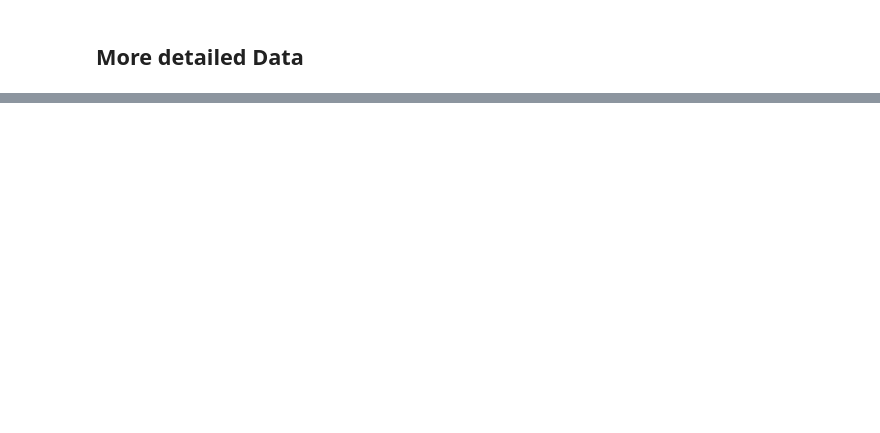
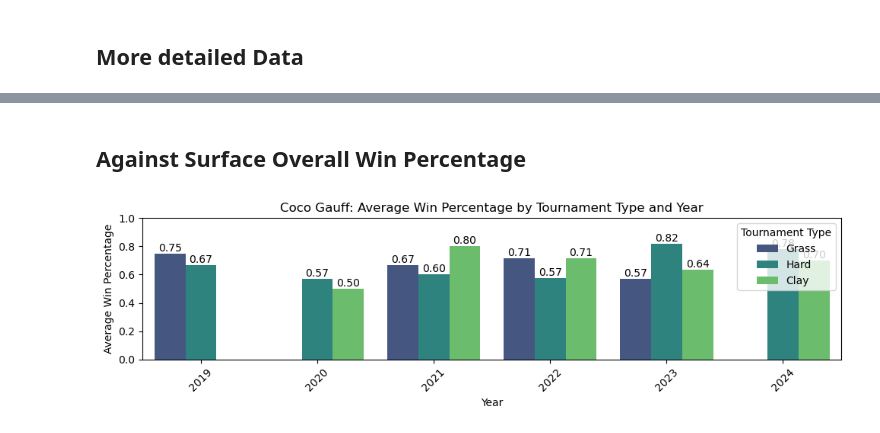
Before and after one commit to BrendanKenny1/Tennis-Project, a Jupyter notebook: P1.ipynb, the cells around one changed output, grey strips where cells are left out. Saved outputs shown, nothing was run; the diff lists cells and outputs as text; code cells hidden in the pictures; blank space fills up the shorter version.

```diff
--- a/P1.ipynb
+++ b/P1.ipynb
@@ -329,0 +63,7 @@ plt.show()
+# %%
+y2019 = pd.read_csv('wta_matches_2019.csv')
+y2020 = pd.read_csv('wta_matches_2020.csv')
+y2021 = pd.read_csv('wta_matches_2021.csv')
+y2022 = pd.read_csv('wta_matches_2022.csv')
+y2023 = pd.read_csv('wta_matches_2023.csv')
+y2024 = pd.read_csv('wta_matches_2024.csv')
@@ -329,0 +164,14 @@ plt.show()
+# %% [markdown]
+## Against Surface Overall Win Percentage
+# %%
+# Group by Year and Surface, and calculate average win percentage
+
+Cgperformance_summary = Cgyears.groupby(['Year', 'surface']).agg({'Win_Percentage': 'mean'}).reset_index()
+
+Asperformance_summary = Asyears.groupby(['Year', 'surface']).agg({'Win_Percentage': 'mean'}).reset_index()
+
+qzperformance_summary = qzyears.groupby(['Year', 'surface']).agg({'Win_Percentage': 'mean'}).reset_index()
+# %%
+Cgperformance_summary['Player'] = 'Coco Gauff'
+Asperformance_summary['Player'] = 'Aryna Sabalenka'
+qzperformance_summary['Player'] = 'Qinwen Zheng'
@@ -329,0 +180,29 @@ plt.show()
+# %%
+# Calculate average Win_Percentage by Year and Type
+Cgaverage_win_percentage = Cgperformance_summary.groupby(['Year', 'surface'])['Win_Percentage'].mean().reset_index()
+
+# Plotting
+plt.figure(figsize=(10, 3))
+sns.barplot(data=Cgaverage_win_percentage, x='Year', y='Win_Percentage', hue='surface', palette='viridis')
+
+# Customize the plot
+plt.title('Coco Gauff: Average Win Percentage by Tournament Type and Year')
+plt.xlabel('Year')
+plt.ylabel('Average Win Percentage')
+plt.legend(title='Tournament Type')
+plt.ylim(0, 1)  # Set y-axis limits from 0 to 1
+plt.xticks(rotation=45)
+plt.tight_layout()
+
+# Adding data labels
+for p in plt.gca().patches:
+    plt.annotate(f'{p.get_height():.2f}',
+                 (p.get_x() + p.get_width() / 2., p.get_height()),
+                 ha='center', va='bottom')
+
+plt.tight_layout()
+
+# Show the plot
+plt.show()
+# %% [output]
+[figure, added]
```
Also changed, not shown: parts of 54 cells of this notebook.
